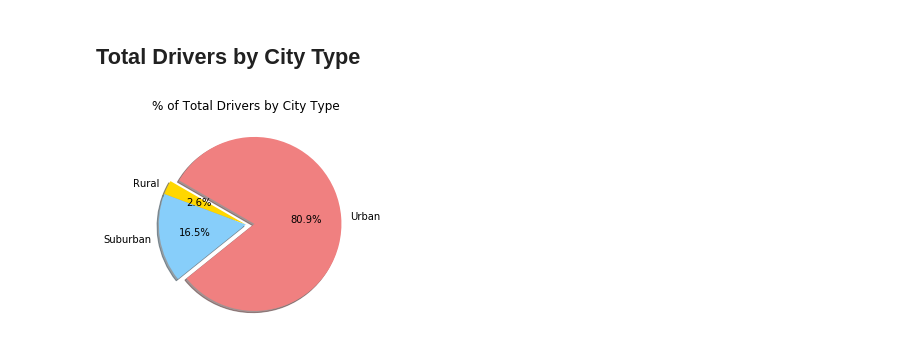
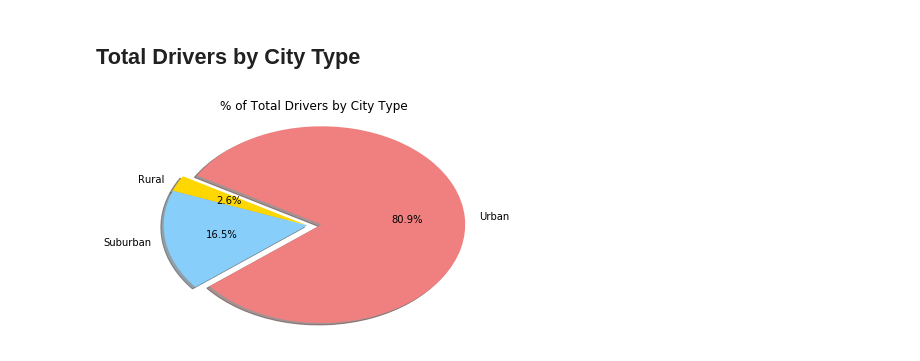
Before and after one commit to ipvirg/Pyber, a Jupyter notebook: pyber_main.ipynb, the cells around one changed output. Saved outputs shown, nothing was run; the diff lists cells and outputs as text; code cells hidden in the pictures.

```diff
--- a/pyber_main.ipynb
+++ b/pyber_main.ipynb
@@ -115,16 +120,17 @@ plt.show()
 # %%
 # Calculate Driver Percents
 total_drivers_city_type = city_data_to_load.groupby(["type"])["driver_count"].sum()
 
 # Build Pie Charts
 plt.title("% of Total Drivers by City Type")
 plt.pie(total_drivers_city_type, explode=explode, labels=labels, colors=colors,
         autopct="%1.1f%%", shadow=True, startangle=150)
+plt.axis("normal")
 
 # Save Figure
 plt.savefig("images/total_drivers_by_city_type.png")
 
 # Show Figure
 plt.show()
 # %% [output]
-[figure, old version]
+[figure, new version]
```
Also changed, not shown: parts of 3 cells of this notebook, 5 other files.
